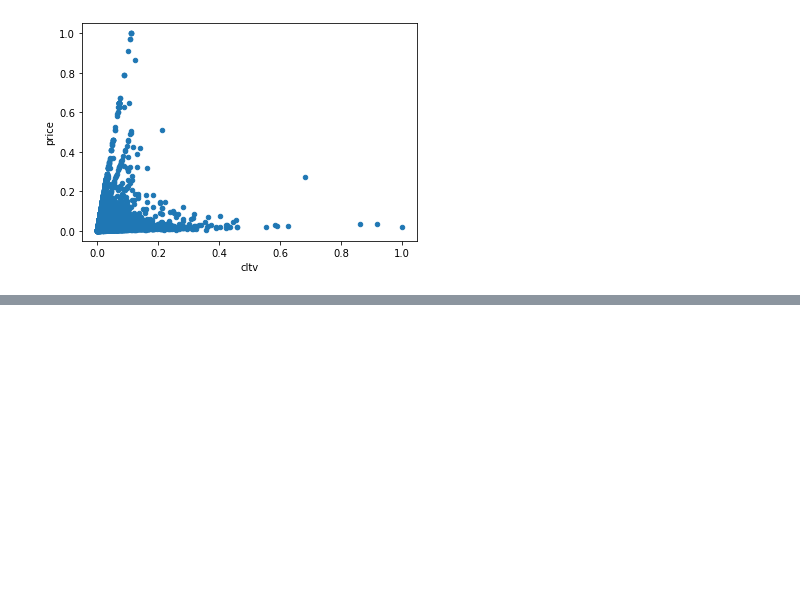
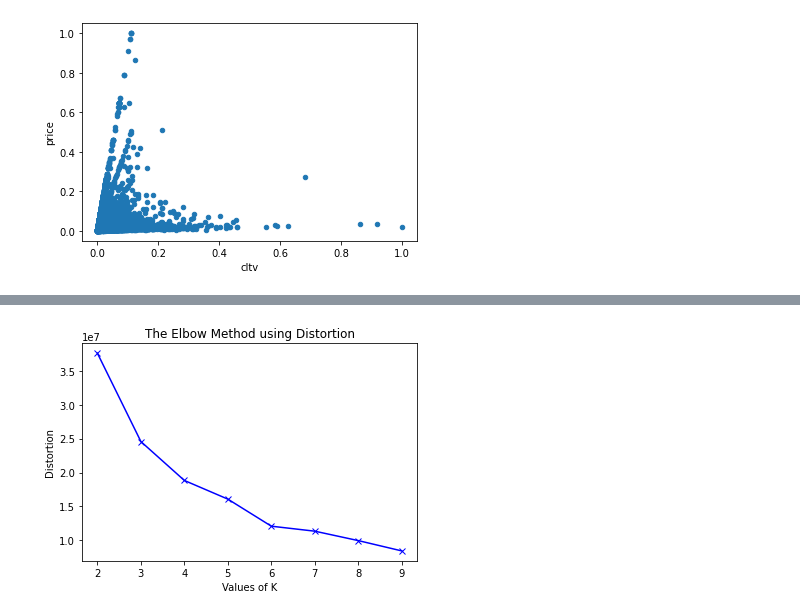
Before and after one commit to MayurBhosle/order-conversion, a Jupyter notebook: Segementation.ipynb, the cells around one changed output, grey strips where cells are left out. Drawn from its saved outputs; the diff is of its cells as text; code cells hidden in the pictures; blank space fills up the shorter version.

```diff
--- a/Segementation.ipynb
+++ b/Segementation.ipynb
@@ -207,0 +231,3 @@ cart_abandon_df.plot(kind='scatter',x='rate',y='user_id')
+# %%
+# cart_abandon_df=cart_abandon_df[(cart_abandon_df['rate']!=0)&(cart_abandon_df['rate']!=100)]
+cart_abandon_df=cart_abandon_df[(cart_abandon_df['rate']>50)&(cart_abandon_df['rate']!=100)]
@@ -207,0 +239,38 @@ cart_abandon_df.plot(kind='scatter',x='rate',y='user_id')
+# %%
+from sklearn.cluster import KMeans
+from sklearn import metrics
+from scipy.spatial.distance import cdist
+import numpy as np
+
+distortions = []
+inertias = []
+mapping1 = {}
+mapping2 = {}
+score = {}
+K=range(2,10)
+
+
+for k in K:
+    kmeanModel = KMeans(n_clusters=k)
+    pred = kmeanModel.fit_predict(cart_abandon_df)
+
+
+    distortions.append(sum(np.min(cdist(cart_abandon_df, kmeanModel.cluster_centers_,
+                                        'euclidean'), axis=1)) / cart_abandon_df.shape[0])
+    inertias.append(kmeanModel.inertia_)
+
+    mapping1[k] = sum(np.min(cdist(cart_abandon_df, kmeanModel.cluster_centers_,
+                                   'euclidean'), axis=1)) / cart_abandon_df.shape[0]
+    mapping2[k] = kmeanModel.inertia_
+
+    score[k] = metrics.silhouette_score(cart_abandon_df,pred)
+# %%
+import matplotlib.pyplot as plt
+
+plt.plot(K, distortions, 'bx-')
+plt.xlabel('Values of K')
+plt.ylabel('Distortion')
+plt.title('The Elbow Method using Distortion')
+plt.show()
+# %% [output]
+[figure, added]
```
Also changed, not shown: parts of 24 cells of this notebook.
